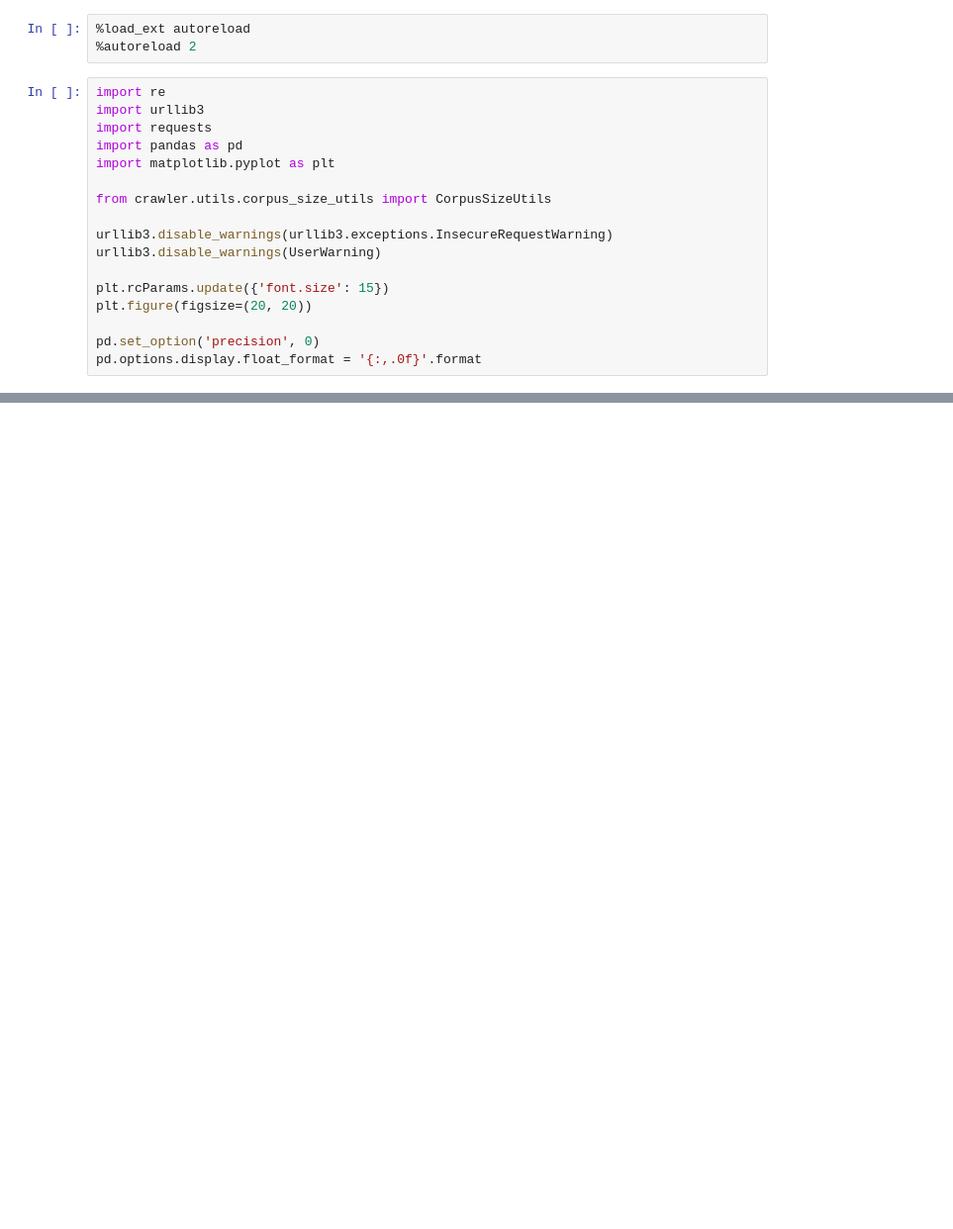
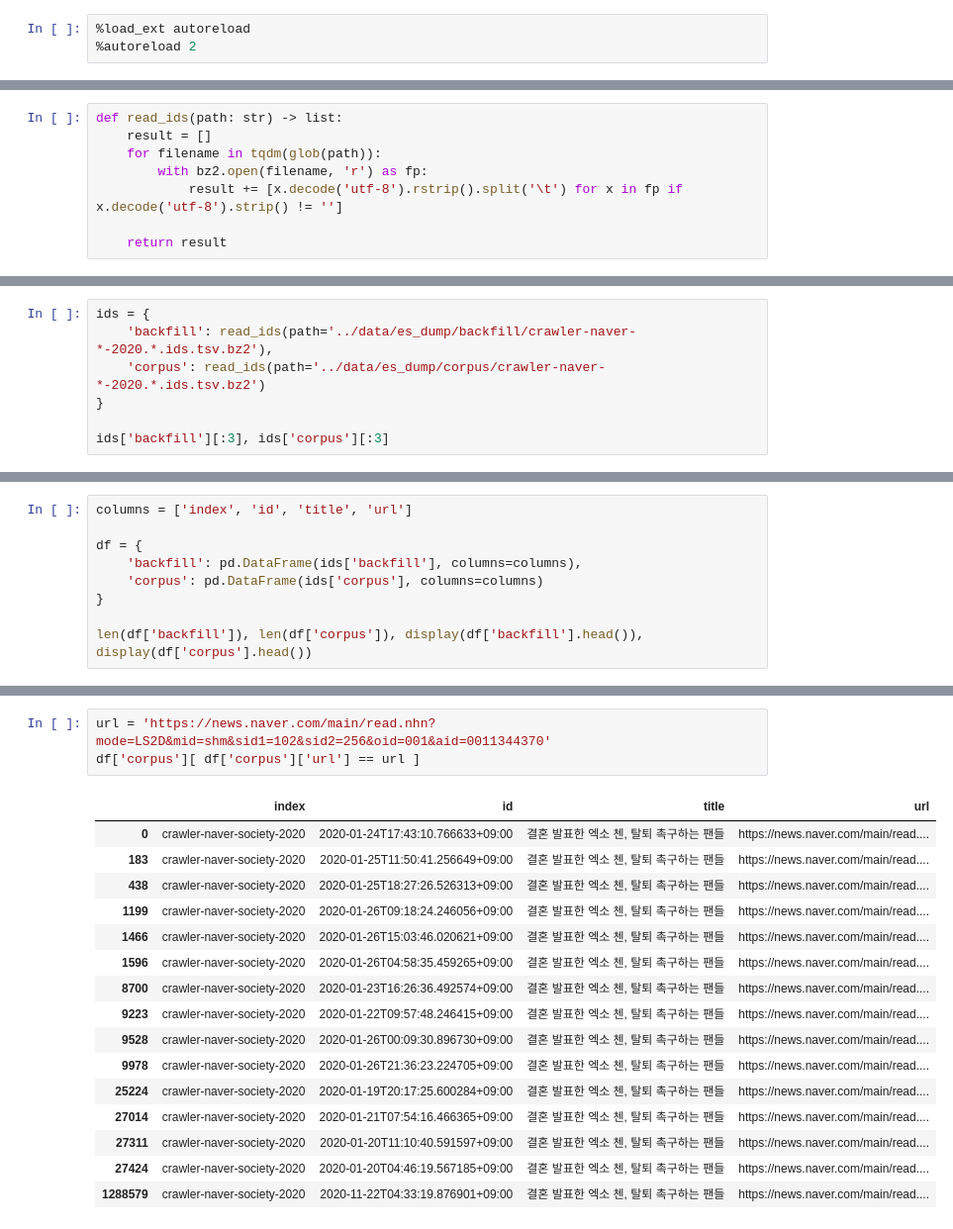
Before and after one commit to ejpark78/nlp-utils, a Jupyter notebook: notebook/corpus-size.ipynb, the cells around one changed output, grey strips where cells are left out. Shown at 99% size. Cells and saved outputs as stored; diff of their text form; blank space fills up the shorter version.

```diff
--- a/notebook/corpus-size.ipynb
+++ b/notebook/corpus-size.ipynb
@@ -1,20 +3,3 @@
 # %%
 %load_ext autoreload
 %autoreload 2
-# %%
-import re
-import urllib3
-import requests
-import pandas as pd
-import matplotlib.pyplot as plt
-
-from crawler.utils.corpus_size_utils import CorpusSizeUtils
-
-urllib3.disable_warnings(urllib3.exceptions.InsecureRequestWarning)
-urllib3.disable_warnings(UserWarning)
-
-plt.rcParams.update({'font.size': 15})
-plt.figure(figsize=(20, 20))
-
-pd.set_option('precision', 0)
-pd.options.display.float_format = '{:,.0f}'.format
@@ -129,0 +18,8 @@ etc: 4,705,820
+# %%
+def read_ids(path: str) -> list:
+    result = []
+    for filename in tqdm(glob(path)):
+        with bz2.open(filename, 'r') as fp:
+            result += [x.decode('utf-8').rstrip().split('\t') for x in fp if x.decode('utf-8').strip() != '']
+
+    return result
@@ -129,0 +35,7 @@ etc: 4,705,820
+# %%
+ids = {
+    'backfill': read_ids(path='../data/es_dump/backfill/crawler-naver-*-2020.*.ids.tsv.bz2'),
+    'corpus': read_ids(path='../data/es_dump/corpus/crawler-naver-*-2020.*.ids.tsv.bz2')
+}
+
+ids['backfill'][:3], ids['corpus'][:3]
@@ -129,0 +60,9 @@ etc: 4,705,820
+# %%
+columns = ['index', 'id', 'title', 'url']
+
+df = {
+    'backfill': pd.DataFrame(ids['backfill'], columns=columns),
+    'corpus': pd.DataFrame(ids['corpus'], columns=columns)
+}
+
+len(df['backfill']), len(df['corpus']), display(df['backfill'].head()), display(df['corpus'].head())
@@ -129,0 +120,20 @@ etc: 4,705,820
+# %%
+url = 'https://news.naver.com/main/read.nhn?mode=LS2D&mid=shm&sid1=102&sid2=256&oid=001&aid=0011344370'
+df['corpus'][ df['corpus']['url'] == url ]
+# %% [output]
+|  | index | id | title | url |
+| 0 | crawler-naver-society-2020 | 2020-01-24T17:43:10.766633+09:00 | 결혼 발표한 엑소 첸, 탈퇴 촉구하는 팬들 | https://news.naver.com/main/read.... |
+| 183 | crawler-naver-society-2020 | 2020-01-25T11:50:41.256649+09:00 | 결혼 발표한 엑소 첸, 탈퇴 촉구하는 팬들 | https://news.naver.com/main/read.... |
+| 438 | crawler-naver-society-2020 | 2020-01-25T18:27:26.526313+09:00 | 결혼 발표한 엑소 첸, 탈퇴 촉구하는 팬들 | https://news.naver.com/main/read.... |
+| 1199 | crawler-naver-society-2020 | 2020-01-26T09:18:24.246056+09:00 | 결혼 발표한 엑소 첸, 탈퇴 촉구하는 팬들 | https://news.naver.com/main/read.... |
+| 1466 | crawler-naver-society-2020 | 2020-01-26T15:03:46.020621+09:00 | 결혼 발표한 엑소 첸, 탈퇴 촉구하는 팬들 | https://news.naver.com/main/read.... |
+| 1596 | crawler-naver-society-2020 | 2020-01-26T04:58:35.459265+09:00 | 결혼 발표한 엑소 첸, 탈퇴 촉구하는 팬들 | https://news.naver.com/main/read.... |
+| 8700 | crawler-naver-society-2020 | 2020-01-23T16:26:36.492574+09:00 | 결혼 발표한 엑소 첸, 탈퇴 촉구하는 팬들 | https://news.naver.com/main/read.... |
+| 9223 | crawler-naver-society-2020 | 2020-01-22T09:57:48.246415+09:00 | 결혼 발표한 엑소 첸, 탈퇴 촉구하는 팬들 | https://news.naver.com/main/read.... |
+| 9528 | crawler-naver-society-2020 | 2020-01-26T00:09:30.896730+09:00 | 결혼 발표한 엑소 첸, 탈퇴 촉구하는 팬들 | https://news.naver.com/main/read.... |
+| 9978 | crawler-naver-society-2020 | 2020-01-26T21:36:23.224705+09:00 | 결혼 발표한 엑소 첸, 탈퇴 촉구하는 팬들 | https://news.naver.com/main/read.... |
+| 25224 | crawler-naver-society-2020 | 2020-01-19T20:17:25.600284+09:00 | 결혼 발표한 엑소 첸, 탈퇴 촉구하는 팬들 | https://news.naver.com/main/read.... |
+| 27014 | crawler-naver-society-2020 | 2020-01-21T07:54:16.466365+09:00 | 결혼 발표한 엑소 첸, 탈퇴 촉구하는 팬들 | https://news.naver.com/main/read.... |
+| 27311 | crawler-naver-society-2020 | 2020-01-20T11:10:40.591597+09:00 | 결혼 발표한 엑소 첸, 탈퇴 촉구하는 팬들 | https://news.naver.com/main/read.... |
+| 27424 | crawler-naver-society-2020 | 2020-01-20T04:46:19.567185+09:00 | 결혼 발표한 엑소 첸, 탈퇴 촉구하는 팬들 | https://news.naver.com/main/read.... |
+| 1288579 | crawler-naver-society-2020 | 2020-11-22T04:33:19.876901+09:00 | 결혼 발표한 엑소 첸, 탈퇴 촉구하는 팬들 | https://news.naver.com/main/read.... |
```
Also changed, not shown: parts of 23 cells of this notebook, 9 other files.
